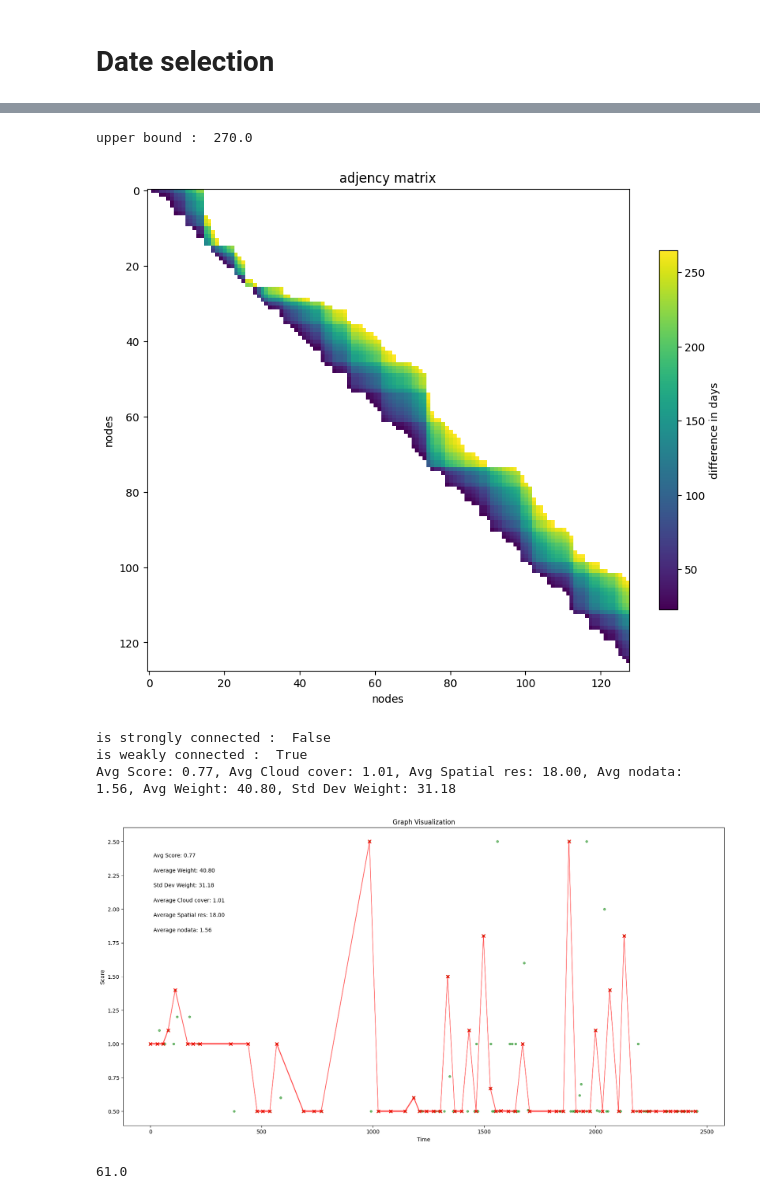
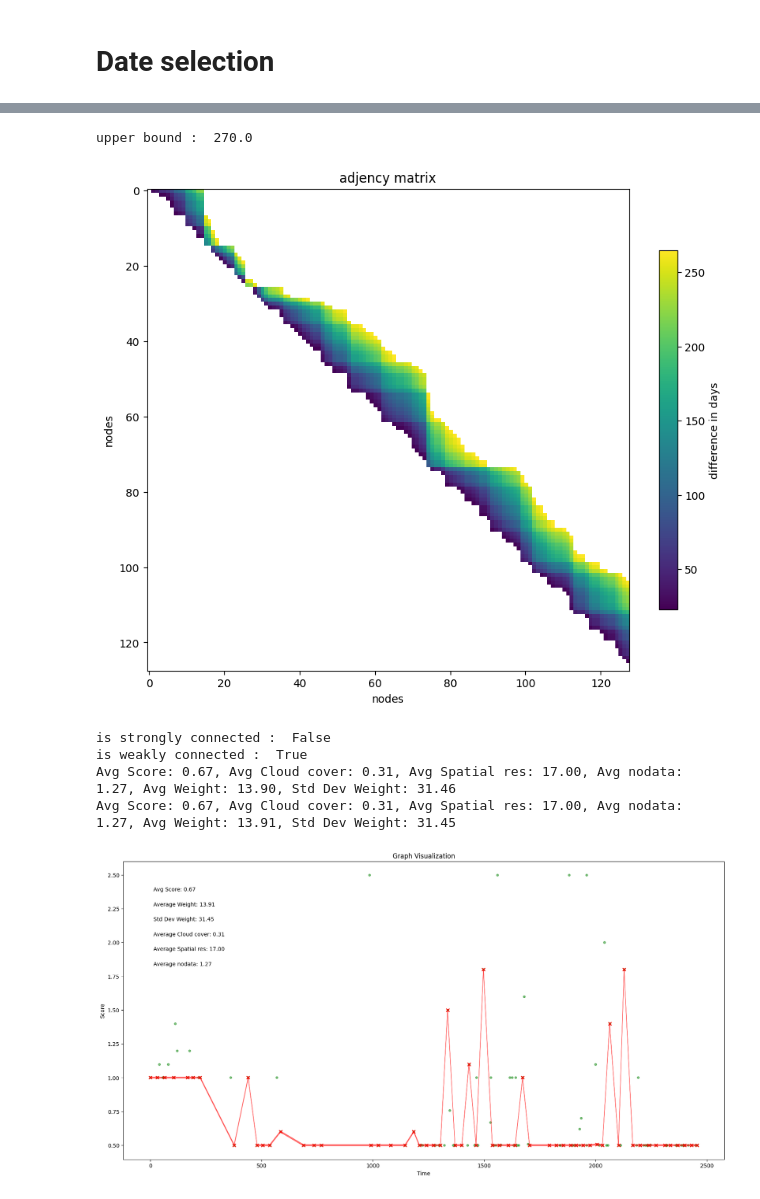
Before and after one commit to ArthurCalvi/Chronos, a Jupyter notebook: bac-a-sable.ipynb, the cells around one changed output, grey strips where cells are left out. Drawn from its saved outputs; the diff is of its cells as text; code cells hidden in the pictures.

Commit message:
new selection process with Graph Theory

```diff
--- a/bac-a-sable.ipynb
+++ b/bac-a-sable.ipynb
@@ -195,6 +185,11 @@ Items found for combined research:  128
 import statistics
 import math
 import matplotlib.pyplot as plt
+import networkx as nx
+
+def score(node, cc_ub, sr_ub, nd_ub):
+
+    return 1/cc_ub * node['cloud_cover'] + 1/sr_ub * node['spatial_res'] + 1/nd_ub * node['nodata']
 
 def get_scores(graph, nodes, cc_ub, sr_ub, nd_ub):
     #score
@@ -225,19 +220,34 @@ def get_metrics(graph, shortest_path, cc_ub=10, sr_ub=30, nd_ub=25):
     avg_nodata = statistics.mean(attribute3_list)
 
     #weight
-    weights = [graph.edges[n]['weight'] for n in zip(shortest_path, shortest_path[1:])]
+    weights = [graph.edges[n]['weight'][0] for n in zip(shortest_path, shortest_path[1:])]
     avg_weight = statistics.mean(weights)
     std_dev_weight = statistics.stdev(weights)
 
     return avg_score, avg_cloud_cover, avg_spatial_res, avg_nodata, avg_weight, std_dev_weight
 
-def weight_function(u, v, graph, target_weight):
-        # Calculate the weight based on the difference between the actual weight and the target weight
-        actual_weight = graph[u][v]['weight']
-        weight_diff = abs(actual_weight - target_weight)
-        return weight_diff
+def weight_function(u, v, graph, alpha=0.1):
+    """
+    weight[1] between 0 and 3
+    weight[0] between 0 and 30
+    To equally weight the two attributes, we divide the weight[0] by 10
+    """
+    return graph[u][v]['weight'][0] * alpha + graph[u][v]['weight'][1]
 
-def select_dates(df, target_weight=30, lower_bound=20, verbose=0, cc_ub=10, sr_ub=30, nd_ub=25):
+def select_dates(df, target_weight=30, lower_bound=20, alpha=0.1, verbose=0, cc_ub=10, sr_ub=30, nd_ub=25):
+
+    """_summary_
+    Inputs :
+        - df : dataframe with columns 'date', 'sat', 'cc', 'nodata', 'resolution'
+        - target_weight : target weight for the path
+        - lower_bound : lower bound for the time difference between two acquisitions
+        - alpha : weight of the temporal dif in the weight function
+        - verbose : verbosity level
+        - cc_ub : upper bound for the cloud cover
+        - sr_ub : upper bound for the spatial resolution
+        - nd_ub : upper bound for the nodata percentage
+
+    """
 
     df = df.fillna(0)
     timestamps = (df['date'] - df['date'].min() ).dt.days.to_numpy()
@@ -286,9 +296,9 @@ def select_dates(df, target_weight=30, lower_bound=20, verbose=0, cc_ub=10, sr_u
 
             if lower_bound < time_diff < ub:
                 if i < j:
-                    graph.add_edge(i, j, weight = time_diff)
+                    graph.add_edge(i, j, weight = (abs(time_diff-target_weight), score(graph.nodes[j], cc_ub, sr_ub, nd_ub)))
                 else:
-                    graph.add_edge(j, i, weight = time_diff)
+                    graph.add_edge(j, i, weight = (abs(time_diff-target_weight), score(graph.nodes[i], cc_ub, sr_ub, nd_ub)))
 
     if verbose > 0:
         print('is strongly connected : ', nx.is_strongly_connected(graph))
@@ -316,7 +326,7 @@ def select_dates(df, target_weight=30, lower_bound=20, verbose=0, cc_ub=10, sr_u
                 time_diff_end = abs(possible_end_date - end_date)
 
                 if time_diff_end <= buffer:
-                    path = nx.shortest_path(graph, i, j, weight=lambda u, v, d: weight_function(u, v, graph, target_weight))
+                    path = nx.shortest_path(graph, i, j, weight=lambda u, v, d: weight_function(u, v, graph, alpha))
 
                     if path is not None:
                         #compute metrics
@@ -364,3 +374,5 @@ def select_dates(df, target_weight=30, lower_bound=20, verbose=0, cc_ub=10, sr_u
     selectionned_dates[shortest_path] = 1
     df['selected'] = selectionned_dates
     return df
+# %%
+df = select_dates(df, target_weight=30, lower_bound=20, verbose=2, alpha=0.05, cc_ub=10, sr_ub=30, nd_ub=25)
@@ -367,13 +387,10 @@ def select_dates(df, target_weight=30, lower_bound=20, verbose=0, cc_ub=10, sr_u
 # %%
-df = select_dates(df, target_weight=30, lower_bound=20, verbose=2, cc_ub=10, sr_ub=30, nd_ub=25)
+df = select_dates(df, target_weight=30, lower_bound=20, verbose=2, alpha=1, cc_ub=10, sr_ub=30, nd_ub=25)
 # %% [output]
 upper bound :  270.0
 [figure]
 is strongly connected :  False
 is weakly connected :  True
-Avg Score: 0.77, Avg Cloud cover: 1.01, Avg Spatial res: 18.00, Avg nodata: 1.56, Avg Weight: 40.80, Std Dev Weight: 31.18
+Avg Score: 0.67, Avg Cloud cover: 0.31, Avg Spatial res: 17.00, Avg nodata: 1.27, Avg Weight: 13.90, Std Dev Weight: 31.46
+Avg Score: 0.67, Avg Cloud cover: 0.31, Avg Spatial res: 17.00, Avg nodata: 1.27, Avg Weight: 13.91, Std Dev Weight: 31.45
-[figure, old version]
+[figure, new version]
-# %%
-df.selected.sum()
-# %% [output]
-61.0
```
Also changed, not shown: parts of 11 cells of this notebook, 6 other files.
